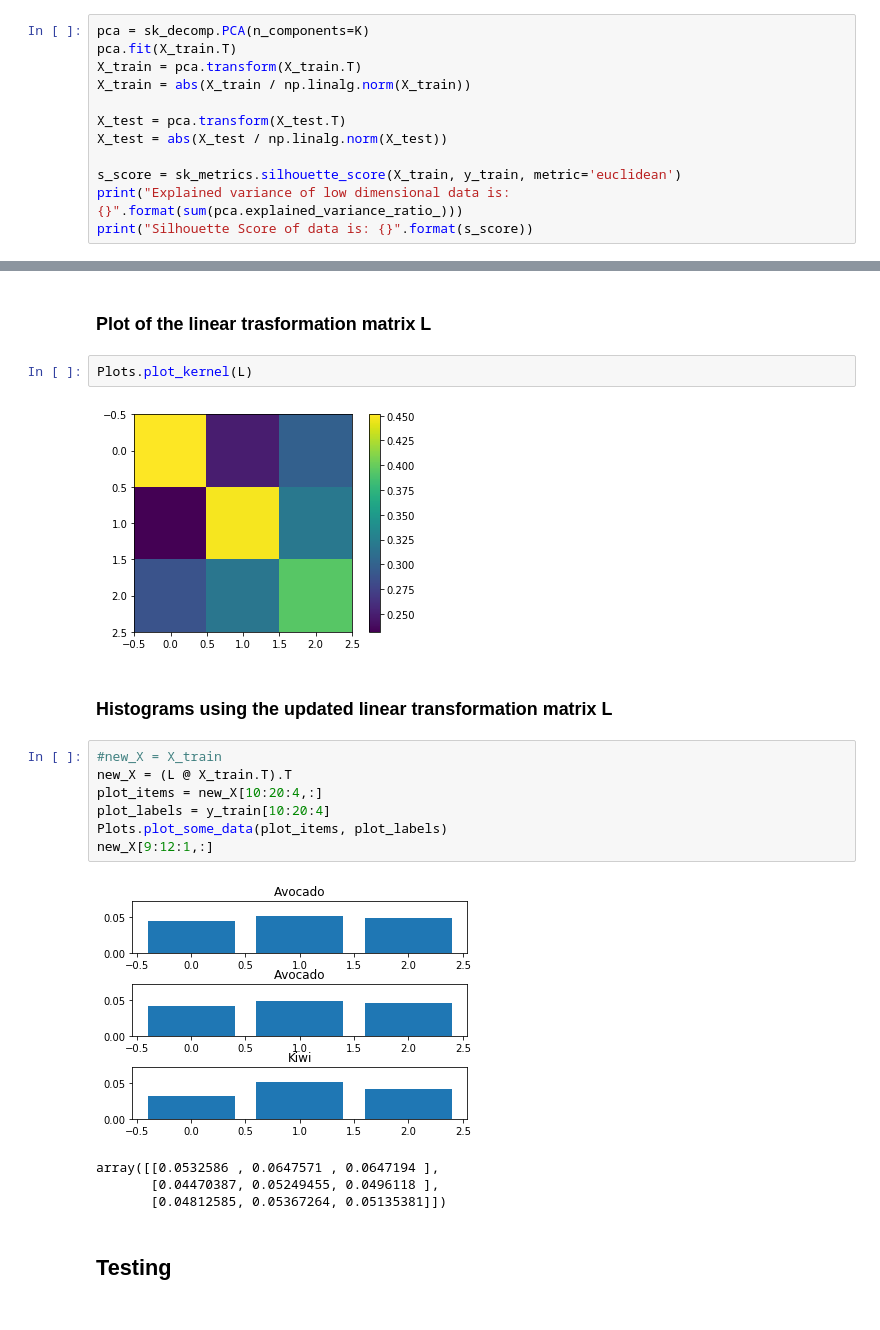
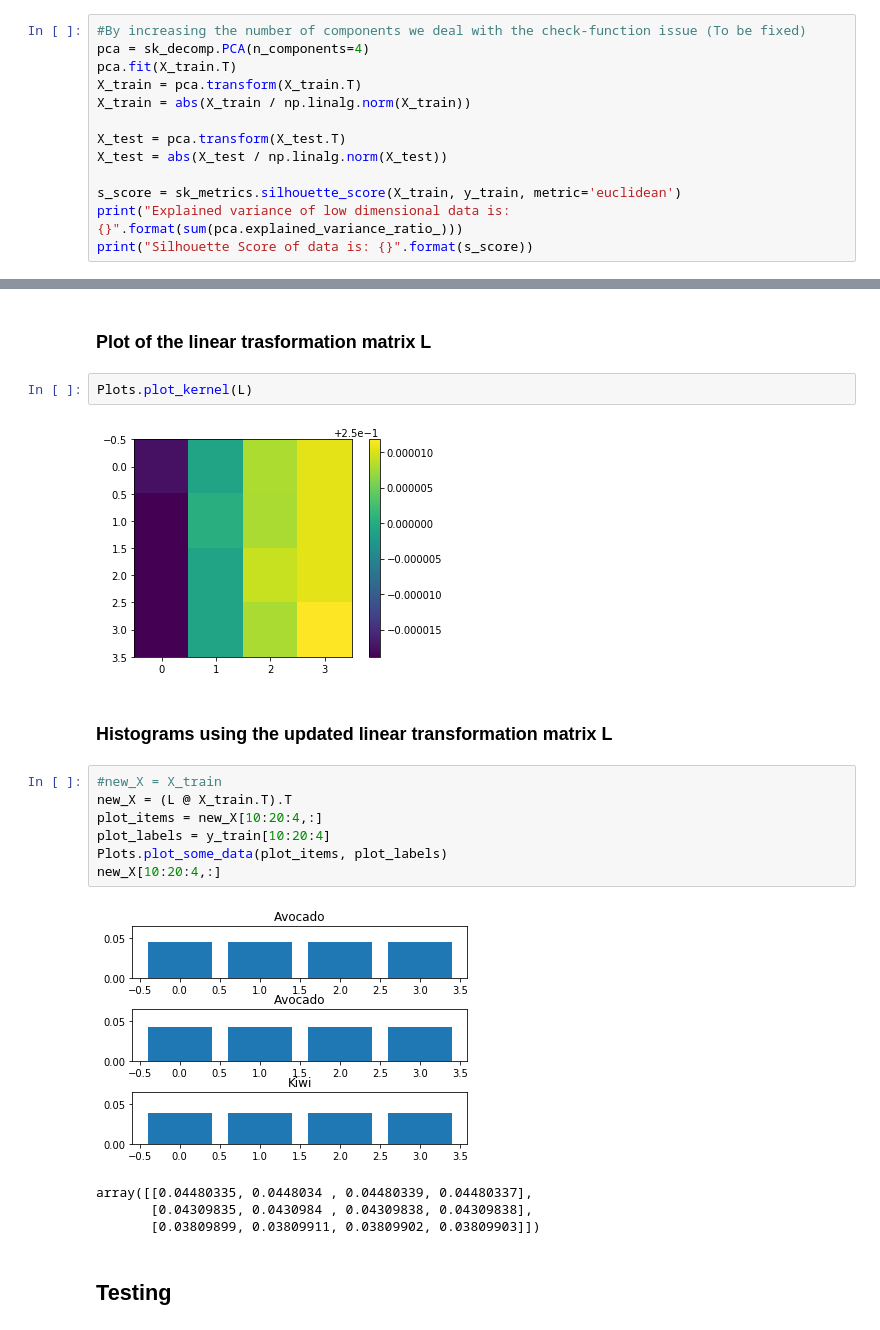
Before and after one commit to Holstrup/MetricLearning, a Jupyter notebook: MetricLearning/LMNN2.ipynb, the cells around one changed output, grey strips where cells are left out. Saved outputs shown, nothing was run; the diff lists cells and outputs as text.

```diff
--- a/MetricLearning/LMNN2.ipynb
+++ b/MetricLearning/LMNN2.ipynb
@@ -381,7 +357,8 @@ Shape of test embeddings is: (2048, 100)
 Shape of test labels is: (100,)
 Silhouette Score of data is: 0.6774616837501526
 # %%
-pca = sk_decomp.PCA(n_components=K)
+#By increasing the number of components we deal with the check-function issue (To be fixed)
+pca = sk_decomp.PCA(n_components=4)
 pca.fit(X_train.T)
 X_train = pca.transform(X_train.T)
 X_train = abs(X_train / np.linalg.norm(X_train))
@@ -455,21 +437,21 @@ As expected, the loss follows an exponentially decreasing function. Having as co
 # %%
 Plots.plot_kernel(L)
 # %% [output]
-[figure, old version]
+[figure, new version]
 # %% [markdown]
 ### Histograms using the updated linear transformation matrix L
 # %%
 #new_X = X_train
 new_X = (L @ X_train.T).T
 plot_items = new_X[10:20:4,:]
 plot_labels = y_train[10:20:4]
 Plots.plot_some_data(plot_items, plot_labels)
-new_X[9:12:1,:]
+new_X[10:20:4,:]
 # %% [output]
-[figure, old version]
+[figure, new version]
-array([[0.0532586 , 0.0647571 , 0.0647194 ],
-       [0.04470387, 0.05249455, 0.0496118 ],
-       [0.04812585, 0.05367264, 0.05135381]])
+array([[0.04480335, 0.0448034 , 0.04480339, 0.04480337],
+       [0.04309835, 0.0430984 , 0.04309838, 0.04309838],
+       [0.03809899, 0.03809911, 0.03809902, 0.03809903]])
 # %% [markdown]
 ## Testing
 # %% [markdown]
```
Also changed, not shown: parts of 15 cells of this notebook.
